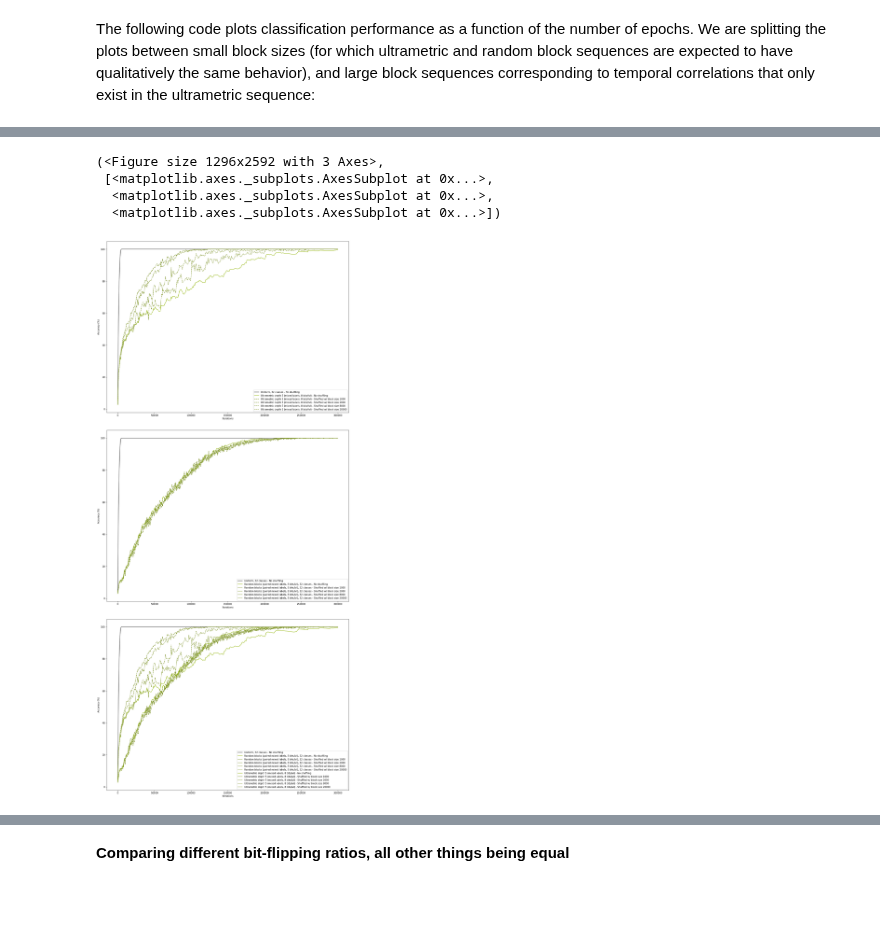
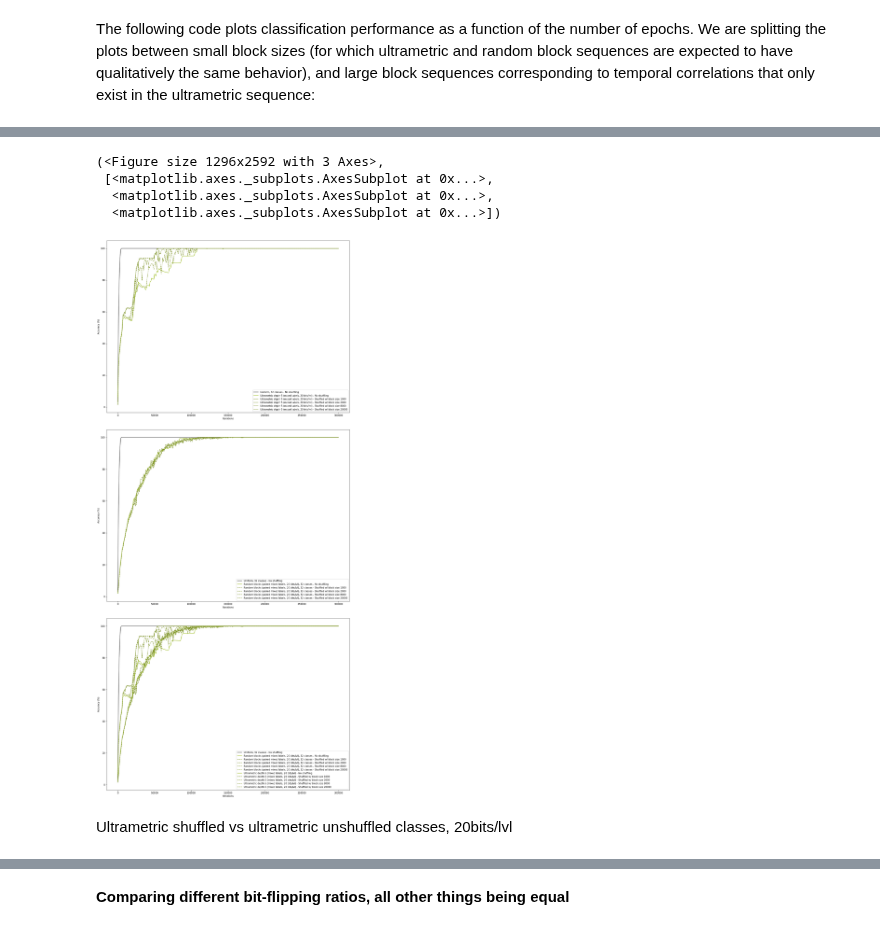
Before and after one commit to Brossollet-Antonin/Ultrametric-benchmark, a Jupyter notebook: notebooks/data_analysis_artificial.ipynb, the cells around one changed output, grey strips where cells are left out. Cells and saved outputs as stored; diff of their text form; code cells hidden in the pictures; blank space fills up the shorter version.

```diff
--- a/notebooks/data_analysis_artificial.ipynb
+++ b/notebooks/data_analysis_artificial.ipynb
@@ -268,14 +241,16 @@ d7_all_splt_sizes = (1, 328, 1312, 20992, 83968)
 # %%
 ld.get_acc(
-	rs=rs5_um_mx_r8, rs_altr=rs5_blck_mx_r8, rs_unif=rs5_unif,
+	rs=rs5_um_mx_r20, rs_altr=rs5_blck_mx_r20, rs_unif=rs5_unif,
 	seq_length=seq_length, n_tests=n_tests, blocks=d5_lg_splt_sizes,
 	save_format='pdf'
 	)
 # %% [output]
 (<Figure size 1296x2592 with 3 Axes>,
  [<matplotlib.axes._subplots.AxesSubplot at 0x...>,
   <matplotlib.axes._subplots.AxesSubplot at 0x...>,
   <matplotlib.axes._subplots.AxesSubplot at 0x...>])
-[figure, old version]
+[figure, new version]
+# %% [markdown]
+Ultrametric shuffled vs ultrametric unshuffled classes, 20bits/lvl
 # %%
 ld.get_acc(
```
Also changed, not shown: parts of 29 cells of this notebook, 5 other files.
